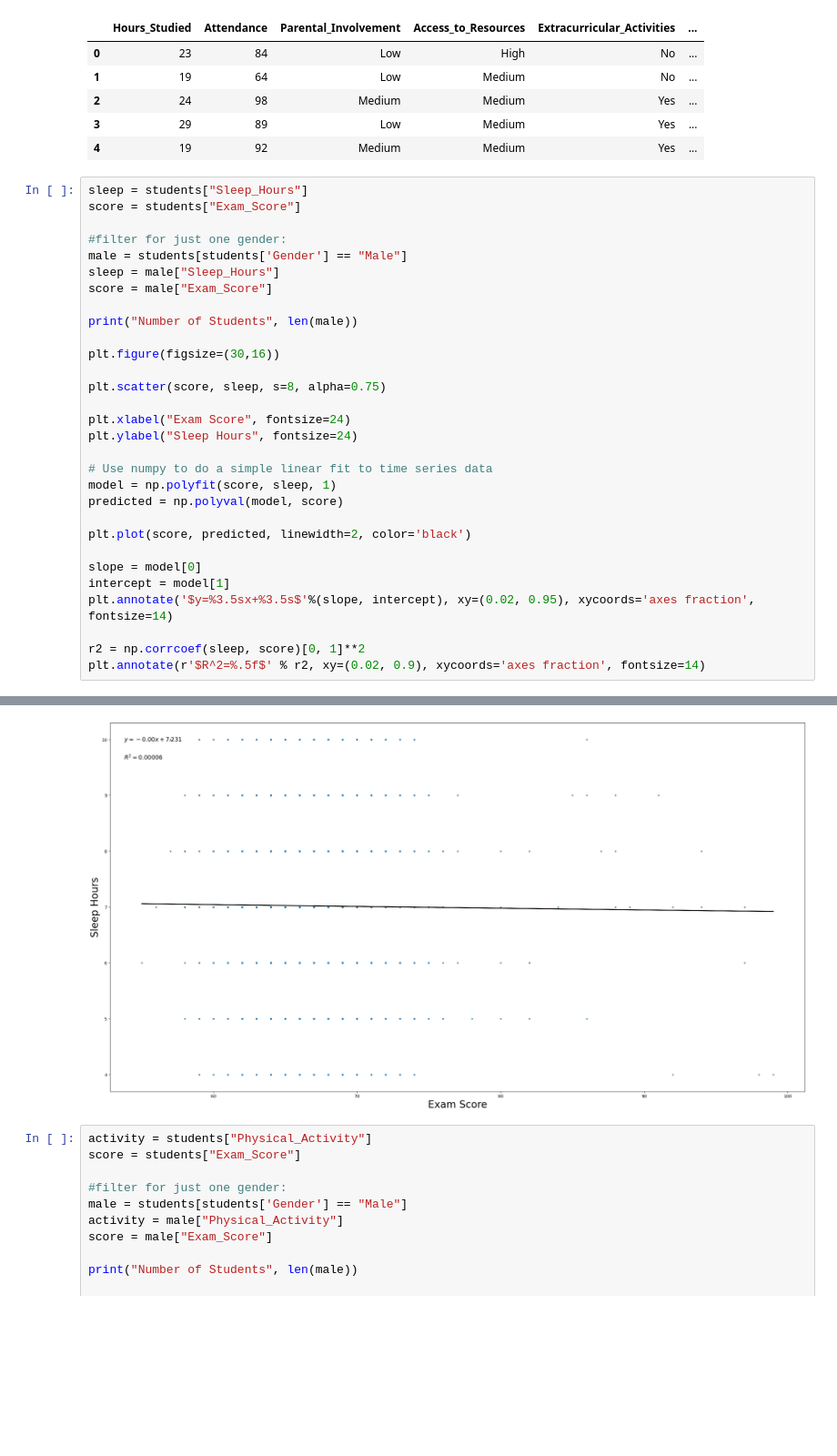
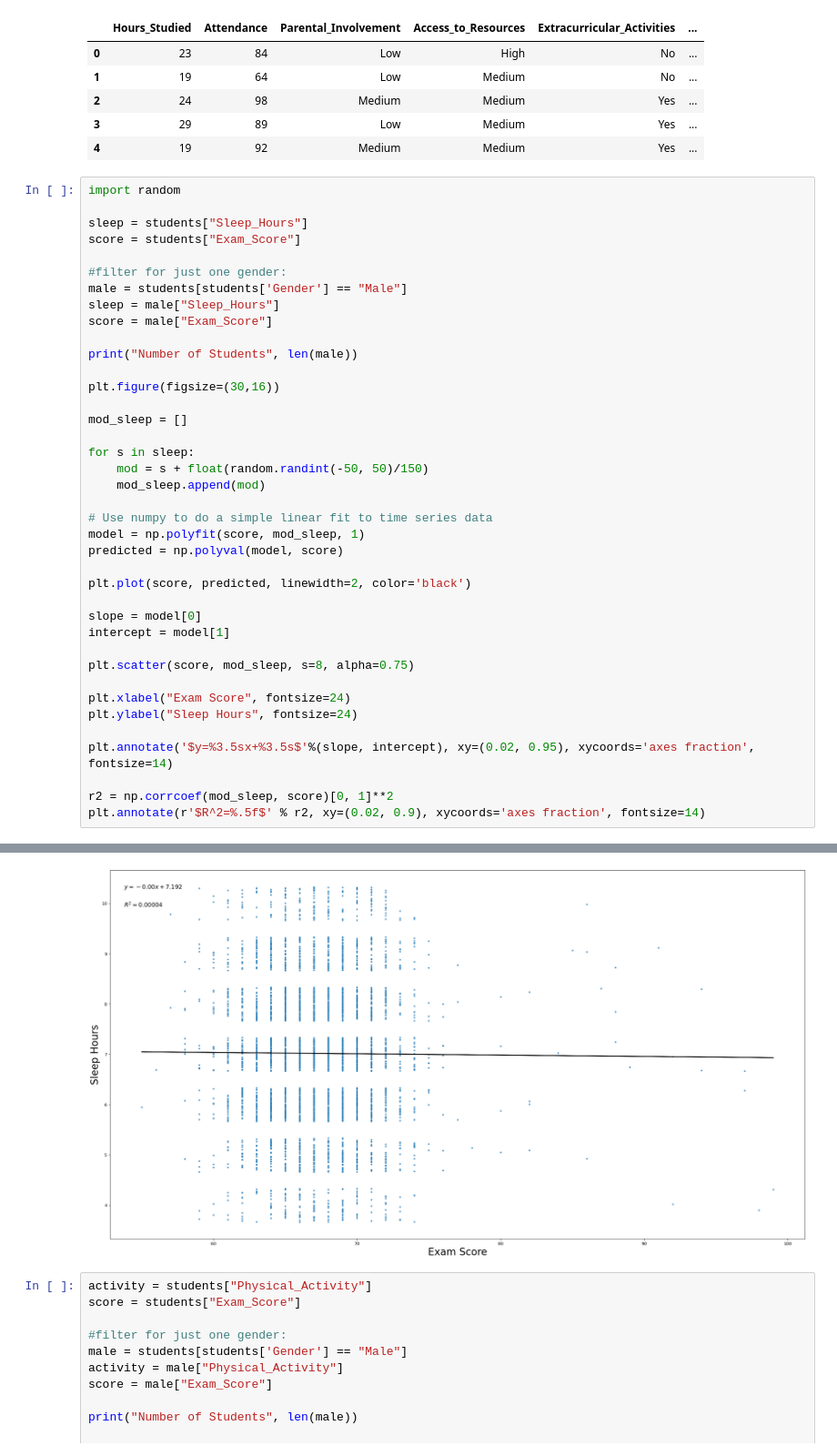
Before and after one commit to ribells/sammy-bruce, a Jupyter notebook: Week 2/Sammy_workbook-week2-edit.ipynb, the cells around one changed output, grey strips where cells are left out. Shown at 91% size. Drawn from its saved outputs; the diff is of its cells as text; blank space fills up the shorter version.

```diff
--- a/Week 2/Sammy_workbook-week2-edit.ipynb
+++ b/Week 2/Sammy_workbook-week2-edit.ipynb
@@ -22,6 +24,8 @@ students.head()
 | 3 | 29 | 89 | Low | Medium | Yes | ... |
 | 4 | 19 | 92 | Medium | Medium | Yes | ... |
 # %%
+import random
+
 sleep = students["Sleep_Hours"]
 score = students["Exam_Score"]
 
@@ -34,22 +38,29 @@ print("Number of Students", len(male))
 
 plt.figure(figsize=(30,16))
 
-plt.scatter(score, sleep, s=8, alpha=0.75)
+mod_sleep = []
 
-plt.xlabel("Exam Score", fontsize=24)
-plt.ylabel("Sleep Hours", fontsize=24)
+for s in sleep:
+    mod = s + float(random.randint(-50, 50)/150)
+    mod_sleep.append(mod)
 
 # Use numpy to do a simple linear fit to time series data
-model = np.polyfit(score, sleep, 1)
+model = np.polyfit(score, mod_sleep, 1)
 predicted = np.polyval(model, score)
 
 plt.plot(score, predicted, linewidth=2, color='black')
 
 slope = model[0]
 intercept = model[1]
+
+plt.scatter(score, mod_sleep, s=8, alpha=0.75)
+
+plt.xlabel("Exam Score", fontsize=24)
+plt.ylabel("Sleep Hours", fontsize=24)
+
 plt.annotate('$y=%3.5sx+%3.5s$'%(slope, intercept), xy=(0.02, 0.95), xycoords='axes fraction', fontsize=14)
 
-r2 = np.corrcoef(sleep, score)[0, 1]**2
+r2 = np.corrcoef(mod_sleep, score)[0, 1]**2
 plt.annotate(r'$R^2=%.5f$' % r2, xy=(0.02, 0.9), xycoords='axes fraction', fontsize=14)
 # %% [output]
 Number of Students 3814
@@ -57,4 +68,4 @@ Text(0.02, 0.9, '$R^2=0.00006$')
-[figure, old version]
+[figure, new version]
 # %%
 activity = students["Physical_Activity"]
 score = students["Exam_Score"]
```
Also changed, not shown: parts of 5 cells of this notebook.
